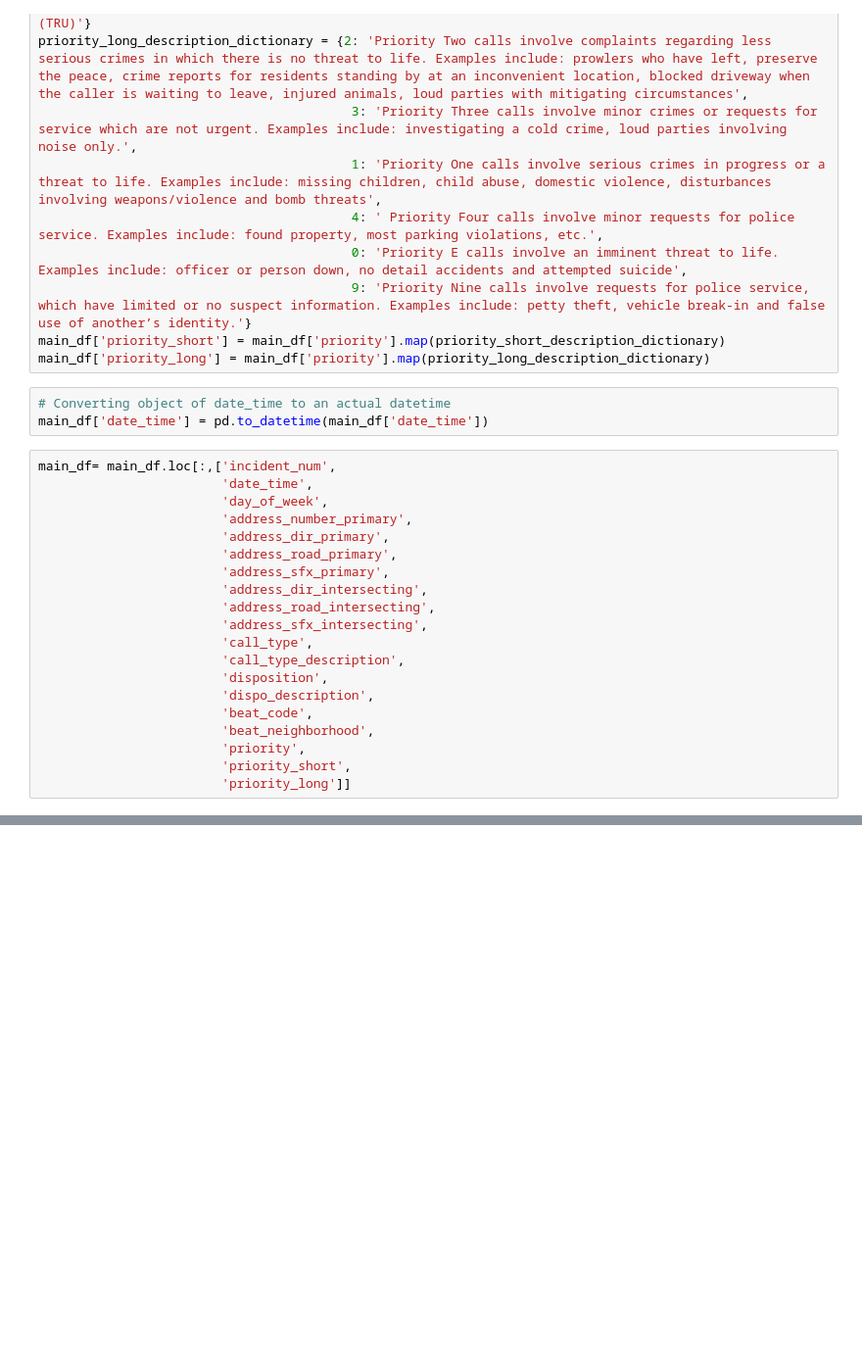
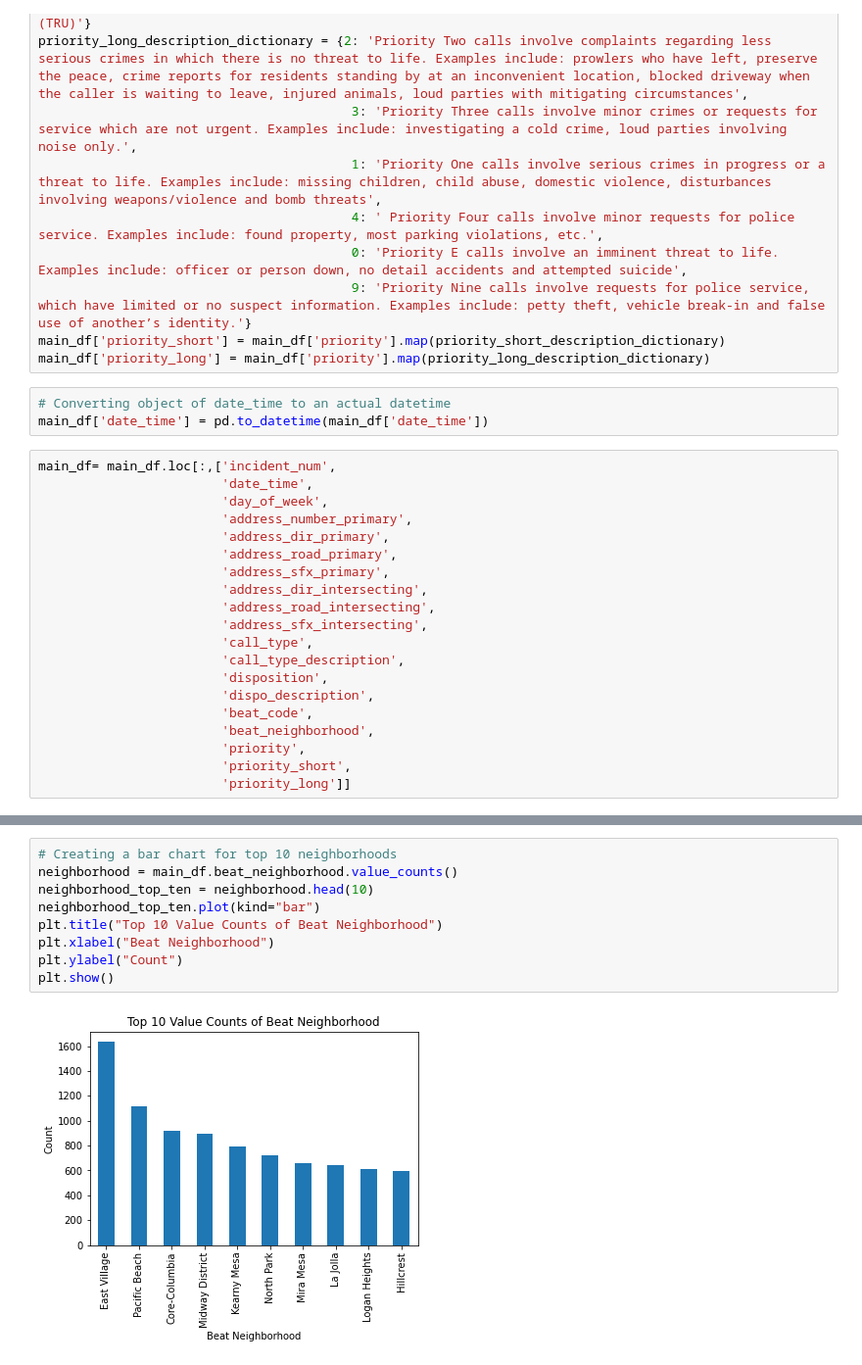
Before and after one commit to zalvatore/Police_Calls_for_Service_San_Diego, a Jupyter notebook: Police_Dataset.ipynb, the cells around one changed output, grey strips where cells are left out. Shown: that part at 98% size. Drawn from its saved outputs; the diff is of its cells as text; blank space fills up the shorter version.

```diff
--- a/Police_Dataset.ipynb
+++ b/Police_Dataset.ipynb
@@ -116,0 +203,11 @@ Name: priority, dtype: int64
+# %%
+# Creating a bar chart for top 10 neighborhoods
+neighborhood = main_df.beat_neighborhood.value_counts()
+neighborhood_top_ten = neighborhood.head(10)
+neighborhood_top_ten.plot(kind="bar")
+plt.title("Top 10 Value Counts of Beat Neighborhood")
+plt.xlabel("Beat Neighborhood")
+plt.ylabel("Count")
+plt.show()
+# %% [output]
+[figure, added]
```
Also changed, not shown: parts of 14 cells of this notebook.
